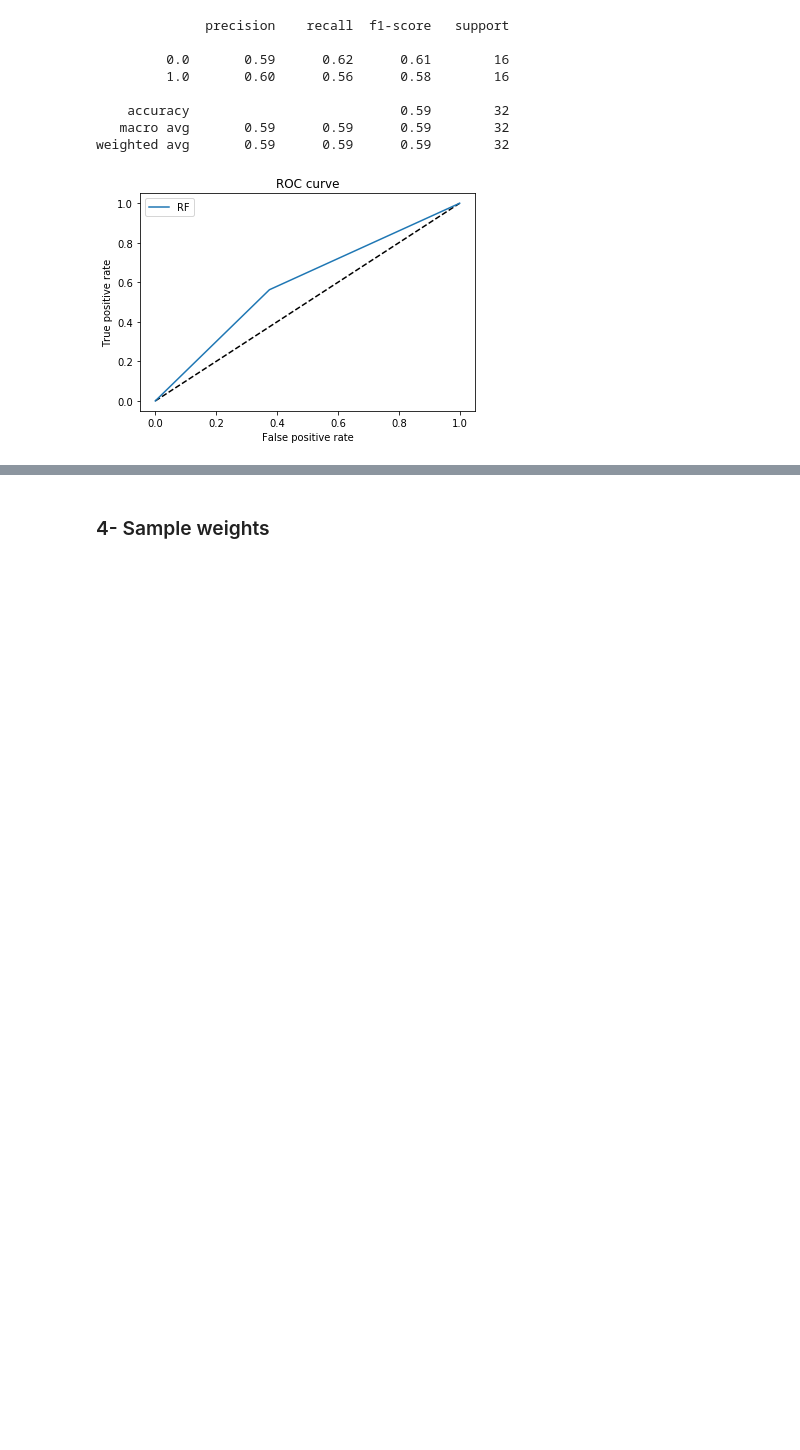
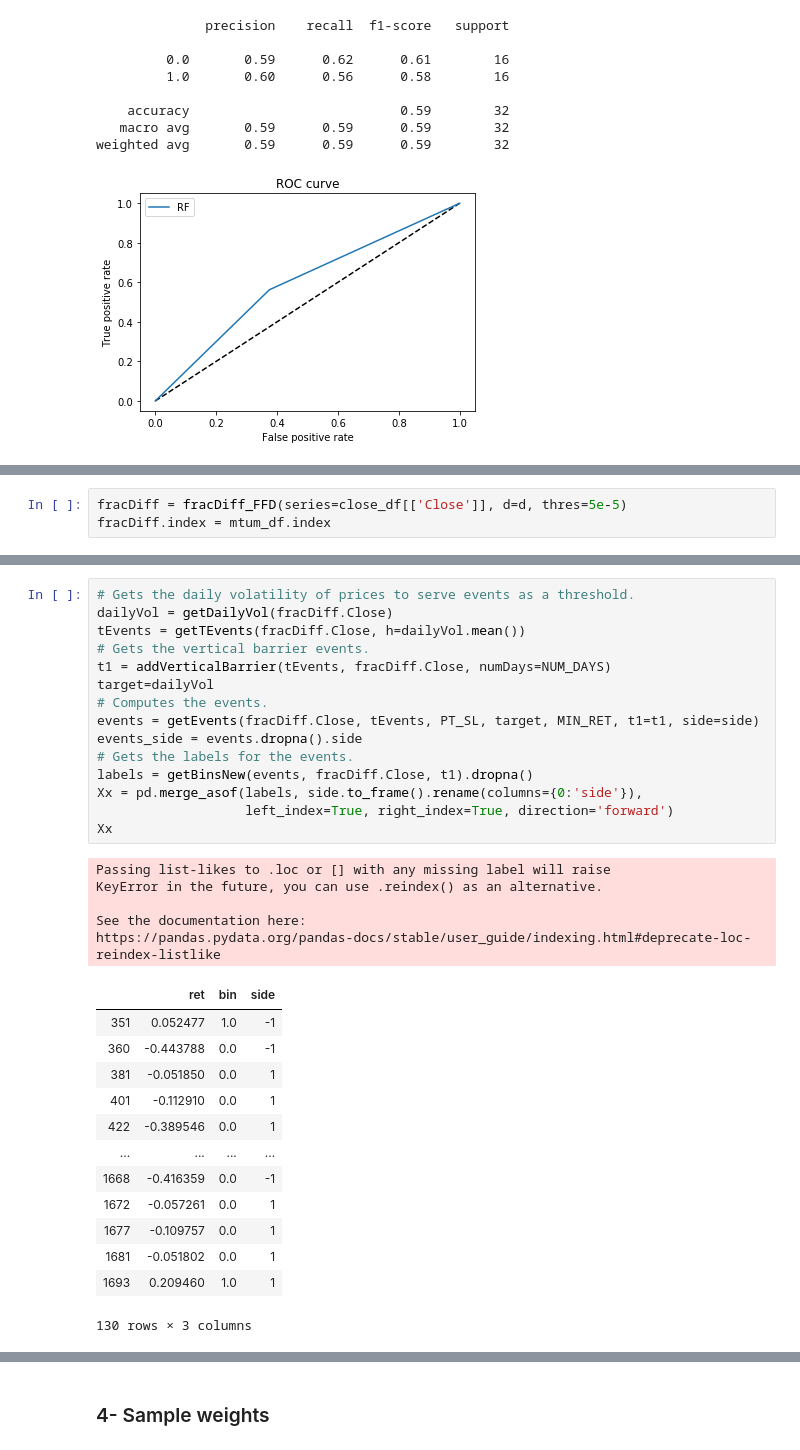
Before and after one commit to agalbachicar/fa_momentum, a Jupyter notebook: src/momentum.ipynb, the cells around one changed output, grey strips where cells are left out. Cells and saved outputs as stored; diff of their text form; blank space fills up the shorter version.

```diff
--- a/src/momentum.ipynb
+++ b/src/momentum.ipynb
@@ -958,0 +1085,3 @@ weighted avg       0.59      0.59      0.59        32
+# %%
+fracDiff = fracDiff_FFD(series=close_df[['Close']], d=d, thres=5e-5)
+fracDiff.index = mtum_df.index
@@ -958,0 +1099,34 @@ weighted avg       0.59      0.59      0.59        32
+# %%
+# Gets the daily volatility of prices to serve events as a threshold.
+dailyVol = getDailyVol(fracDiff.Close)
+tEvents = getTEvents(fracDiff.Close, h=dailyVol.mean())
+# Gets the vertical barrier events.
+t1 = addVerticalBarrier(tEvents, fracDiff.Close, numDays=NUM_DAYS)
+target=dailyVol
+# Computes the events.
+events = getEvents(fracDiff.Close, tEvents, PT_SL, target, MIN_RET, t1=t1, side=side)
+events_side = events.dropna().side
+# Gets the labels for the events.
+labels = getBinsNew(events, fracDiff.Close, t1).dropna()
+Xx = pd.merge_asof(labels, side.to_frame().rename(columns={0:'side'}),
+                   left_index=True, right_index=True, direction='forward')
+Xx
+# %% [output]
+Passing list-likes to .loc or [] with any missing label will raise
+KeyError in the future, you can use .reindex() as an alternative.
+
+See the documentation here:
+https://pandas.pydata.org/pandas-docs/stable/user_guide/indexing.html#deprecate-loc-reindex-listlike
+|  | ret | bin | side |
+| 351 | 0.052477 | 1.0 | -1 |
+| 360 | -0.443788 | 0.0 | -1 |
+| 381 | -0.051850 | 0.0 | 1 |
+| 401 | -0.112910 | 0.0 | 1 |
+| 422 | -0.389546 | 0.0 | 1 |
+| ... | ... | ... | ... |
+| 1668 | -0.416359 | 0.0 | -1 |
+| 1672 | -0.057261 | 0.0 | 1 |
+| 1677 | -0.109757 | 0.0 | 1 |
+| 1681 | -0.051802 | 0.0 | 1 |
+| 1693 | 0.209460 | 1.0 | 1 |
+130 rows × 3 columns
```
Also changed, not shown: parts of 25 cells of this notebook.
